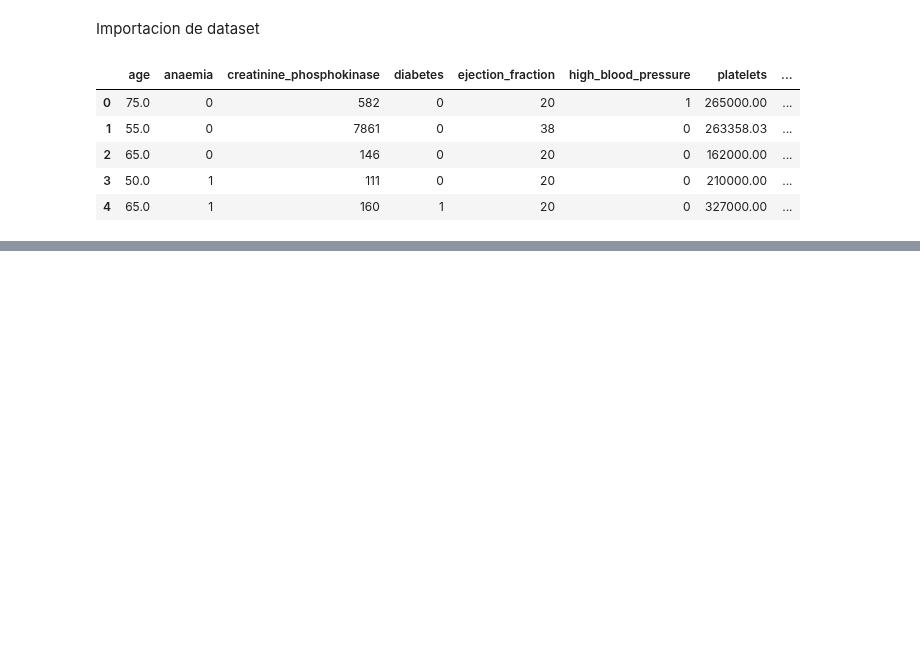
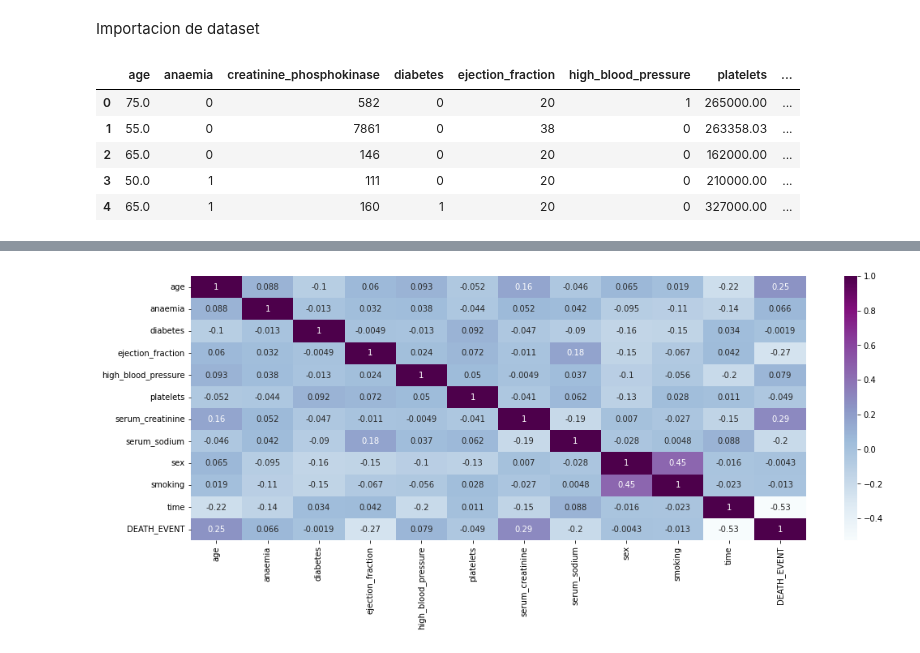
Before and after one commit to Fedenov/Aprendizaje_Automatico_Tarea3, a Jupyter notebook: Tarea3.ipynb, the cells around one changed output, grey strips where cells are left out. Drawn from its saved outputs; the diff is of its cells as text; code cells hidden in the pictures; blank space fills up the shorter version.

```diff
--- a/Tarea3.ipynb
+++ b/Tarea3.ipynb
@@ -29,0 +44,3 @@ dataSet.head()
+# %%
+## sacamos columnas que no aportan al estudio ni son razones de falla cardiaca
+dataSet.drop(['creatinine_phosphokinase'], axis=1, inplace = True)
@@ -29,0 +59,6 @@ dataSet.head()
+# %%
+plt.figure(figsize = (17,6))
+sns.heatmap(dataSet.corr(), annot = True, cmap="BuPu")
+plt.show()
+# %% [output]
+[figure, added]
```
Also changed, not shown: parts of 16 cells of this notebook.
